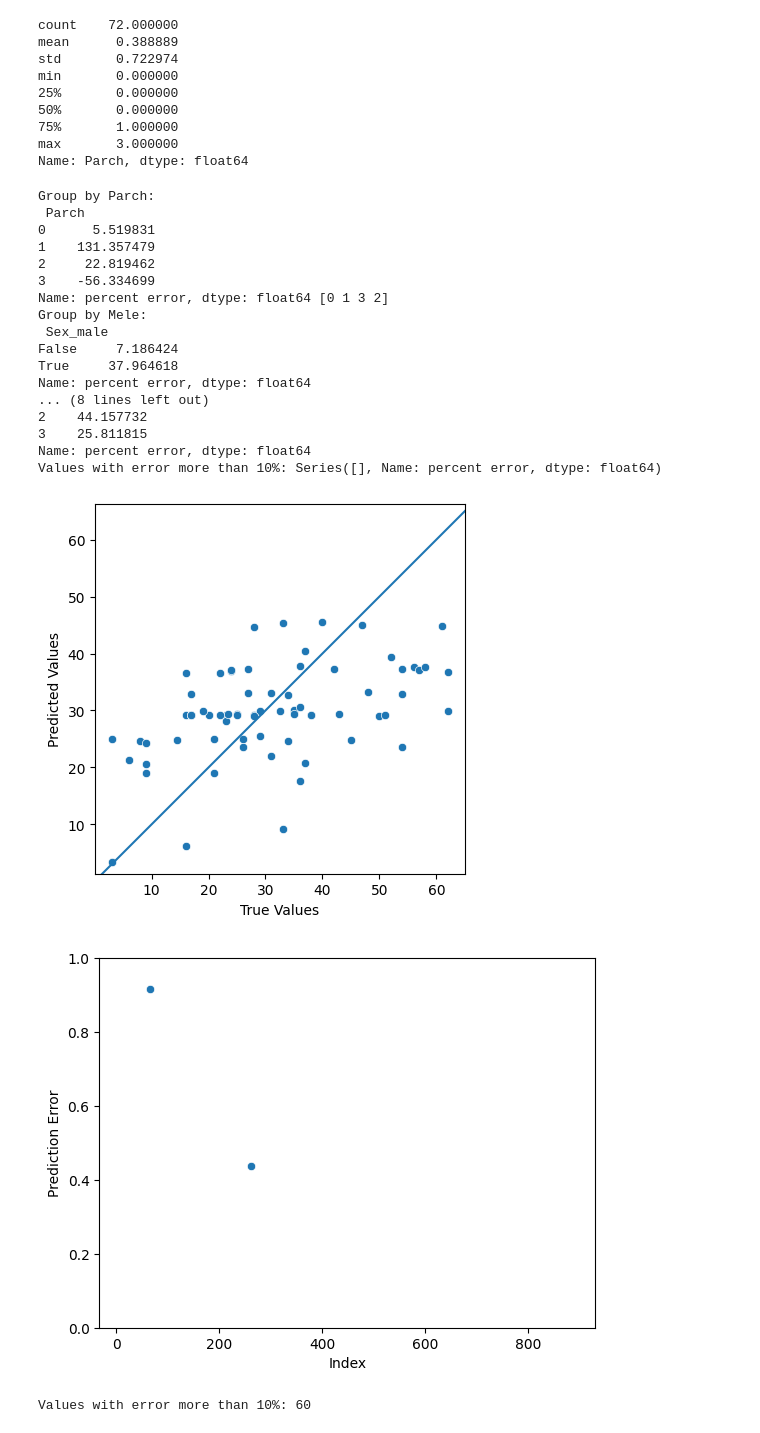
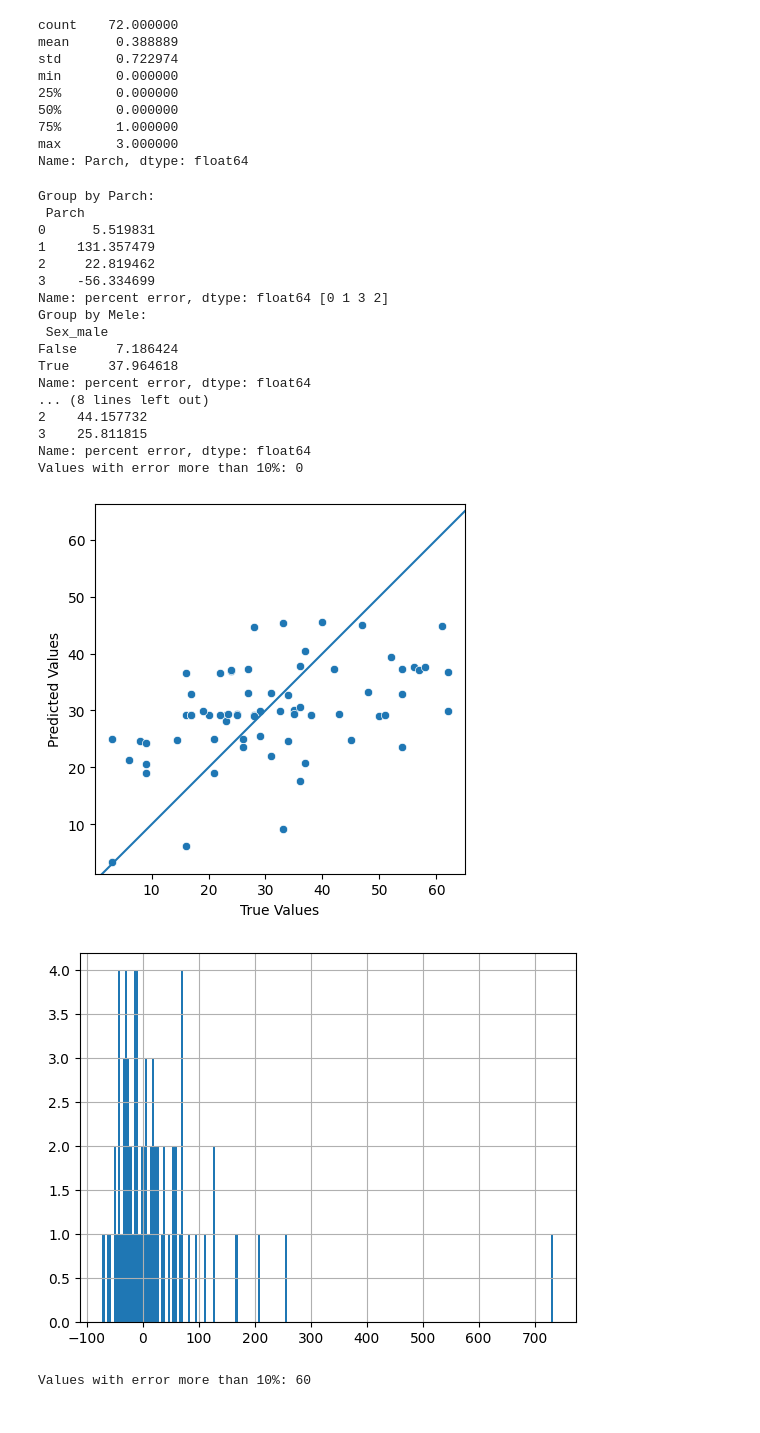
Before and after one commit to snajeebz/Titanic-Kaggle-Competition, a Jupyter notebook: Freshbook.ipynb, the cells around one changed output. Drawn from its saved outputs; the diff is of its cells as text; code cells hidden in the pictures.

```diff
--- a/Freshbook.ipynb
+++ b/Freshbook.ipynb
@@ -280,40 +274,38 @@ def plotresults(results):
     plt.axis('equal')
     plt.axis('square')
     plt.plot([-100,100],[-100,100])
     plt.figure(2)
-    sns.scatterplot(data=results, x=results.index, y='error')
-    plt.xlabel('Index')
-    plt.ylabel('Prediction Error')
+    results['percent error'].hist(bins=200)
     #plt.axis('equal')
     #plt.axis('square')
-    plt.ylim([0,1])
+ #   plt.ylim([0,1])
 plotresults(results)
 results.describe()
 print("Group by Parch: \n",results['percent error'].groupby(results['Parch']).mean(), results['Parch'].unique())
 print("Group by Mele: \n",results['percent error'].groupby(results['Sex_male']).mean())
 print("Group by Female: \n",results['percent error'].groupby(results['Sex_female']).mean())
 print("Group by Pclass: \n",results['percent error'].groupby(results['Pclass']).mean())
-print("Values with error more than 10%:", results['percent error'][(results['percent error']>10) & (results['percent error']< -10)].value_count())
+print("Values with error more than 10%:", results['percent error'][(results['percent error']>10) & (results['percent error']< -10)].count())
 # %% [output]
 Group by Parch:
  Parch
 0      5.519831
 1    131.357479
 2     22.819462
 3    -56.334699
 Name: percent error, dtype: float64 [0 1 3 2]
 Group by Mele:
  Sex_male
 False     7.186424
 True     37.964618
 Name: percent error, dtype: float64
 ... (8 lines left out)
 2    44.157732
 3    25.811815
 Name: percent error, dtype: float64
-Values with error more than 10%: Series([], Name: percent error, dtype: float64)
+Values with error more than 10%: 0
 [figure]
-[figure, old version]
+[figure, new version]
 # %%
 print("Values with error more than 10%:", results['percent error'][(results['percent error'] > 10) | (results['percent error']< -10)].count())
 results['percent error'].count()
```
Also changed, not shown: parts of 9 cells of this notebook.
